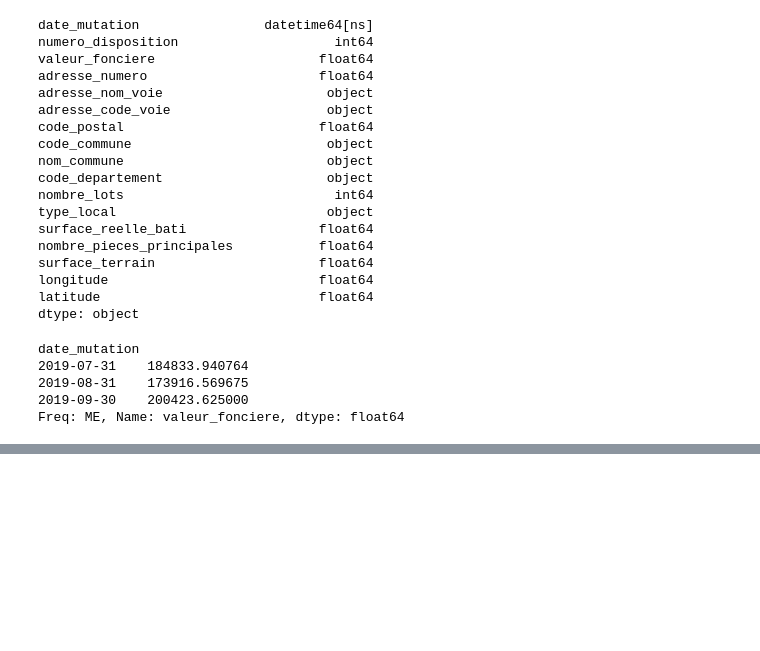
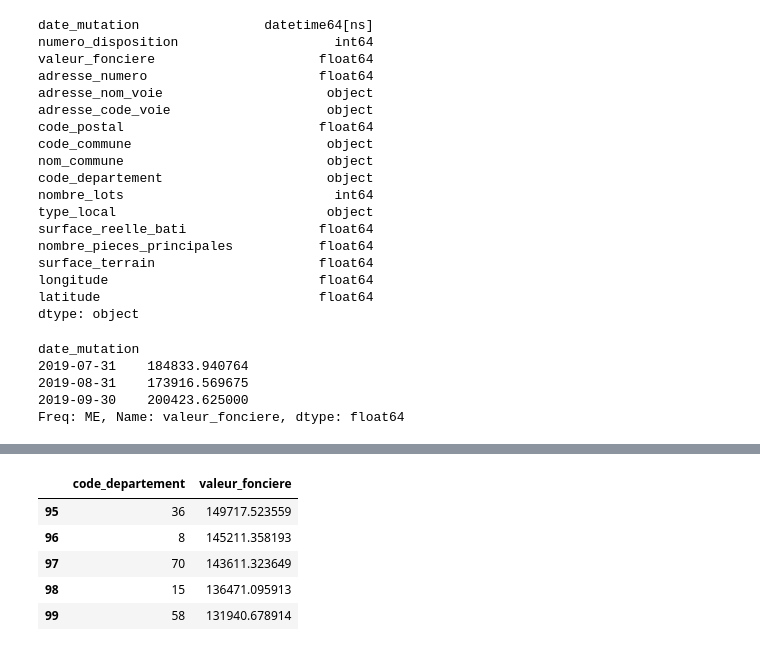
Before and after one commit to MohamedAziz-Khezami/French_House, a Jupyter notebook: dataframes.ipynb, the cells around one changed output, grey strips where cells are left out. Cells and saved outputs as stored; diff of their text form; code cells hidden in the pictures; blank space fills up the shorter version.

```diff
--- a/dataframes.ipynb
+++ b/dataframes.ipynb
@@ -219,0 +287,9 @@ ValueError: Unknown na method database/departments.geojson
+# %%
+hbar.tail()
+# %% [output]
+|  | code_departement | valeur_fonciere |
+| 95 | 36 | 149717.523559 |
+| 96 | 8 | 145211.358193 |
+| 97 | 70 | 143611.323649 |
+| 98 | 15 | 136471.095913 |
+| 99 | 58 | 131940.678914 |
```
Also changed, not shown: parts of 40 cells of this notebook, 11 other files.
